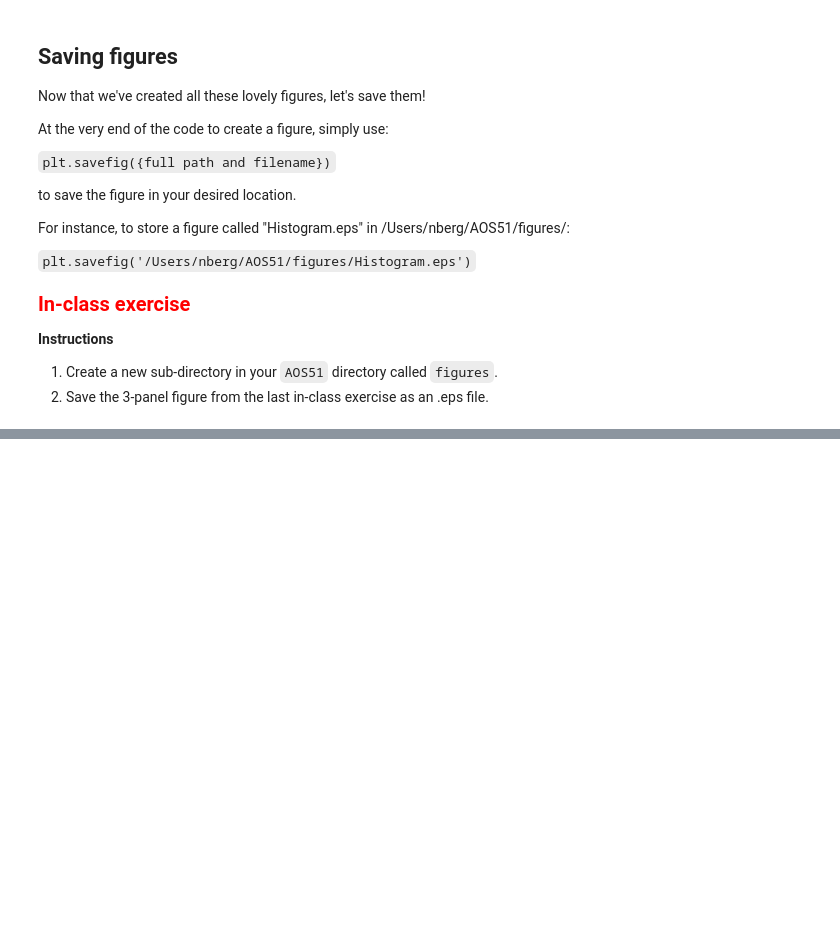
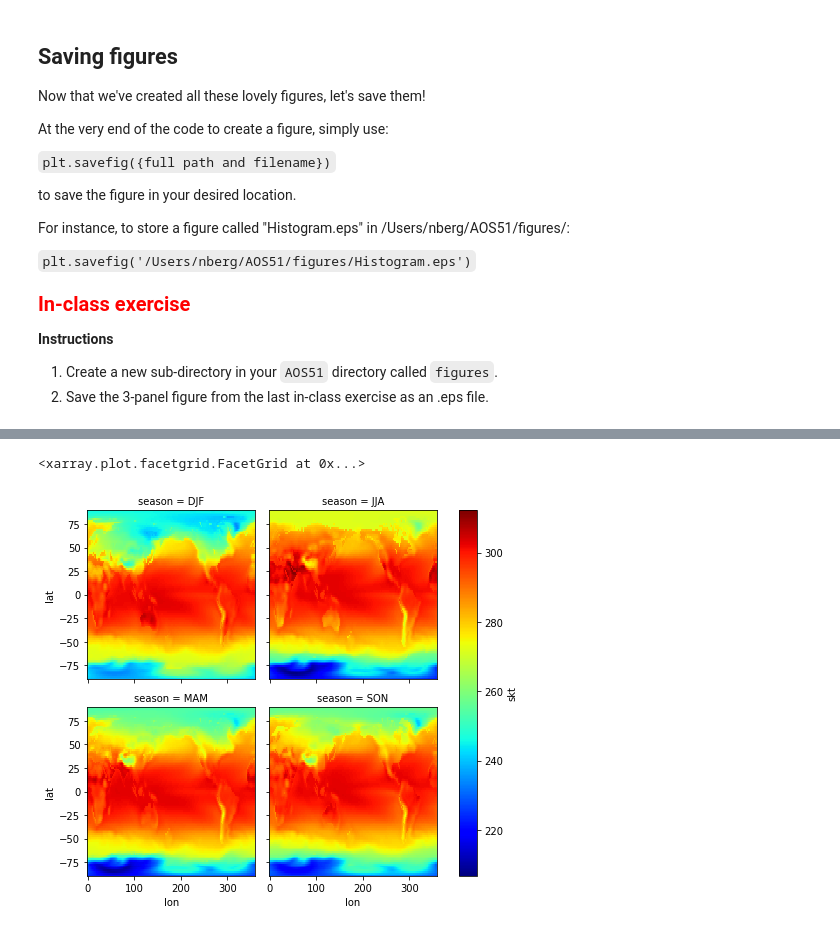
Before and after one commit to neil-berg/climate-data-analyses, a Jupyter notebook: lectures/AOS51_2019W_#3_KEY.ipynb, the cells around one changed output, grey strips where cells are left out. Drawn from its saved outputs; the diff is of its cells as text; code cells hidden in the pictures; blank space fills up the shorter version.

```diff
--- a/lectures/AOS51_2019W_#3_KEY.ipynb
+++ b/lectures/AOS51_2019W_#3_KEY.ipynb
@@ -313,0 +630,5 @@ For instance, to store a figure called "Histogram.eps" in /Users/nberg/AOS51/fig
+# %%
+# Seasonal means
+# Note the *new dimension* called season (came from old dimension of time)
+seasonal_means = skt.groupby('time.season').mean(dim='time')
+print(seasonal_means)
@@ -313,0 +676,6 @@ For instance, to store a figure called "Histogram.eps" in /Users/nberg/AOS51/fig
+# %%
+# Easy to plot the 4 seasons using simple xarray plotting function with wrapped columns
+seasonal_means.plot(cmap='jet', col='season', col_wrap=2)
+# %% [output]
+<xarray.plot.facetgrid.FacetGrid at 0x...>
+[figure, added]
```
Also changed, not shown: parts of 31 cells of this notebook.
